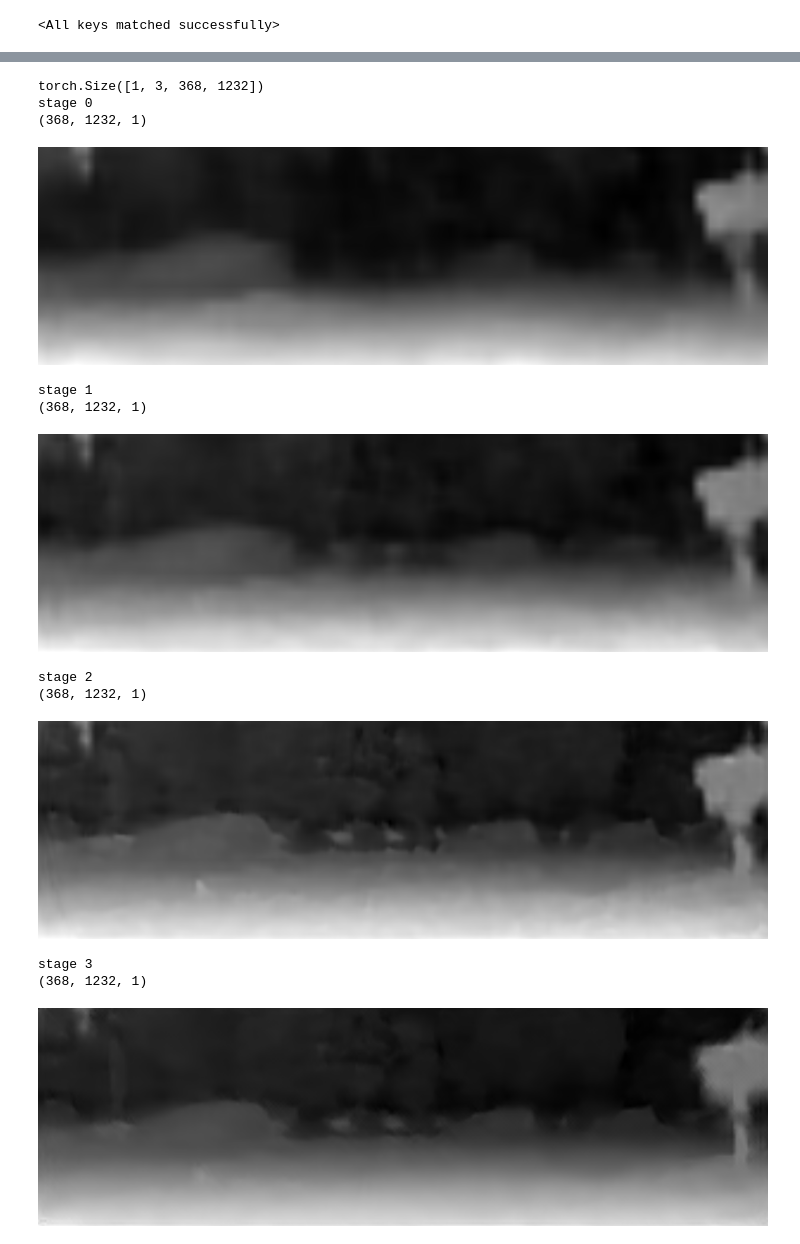
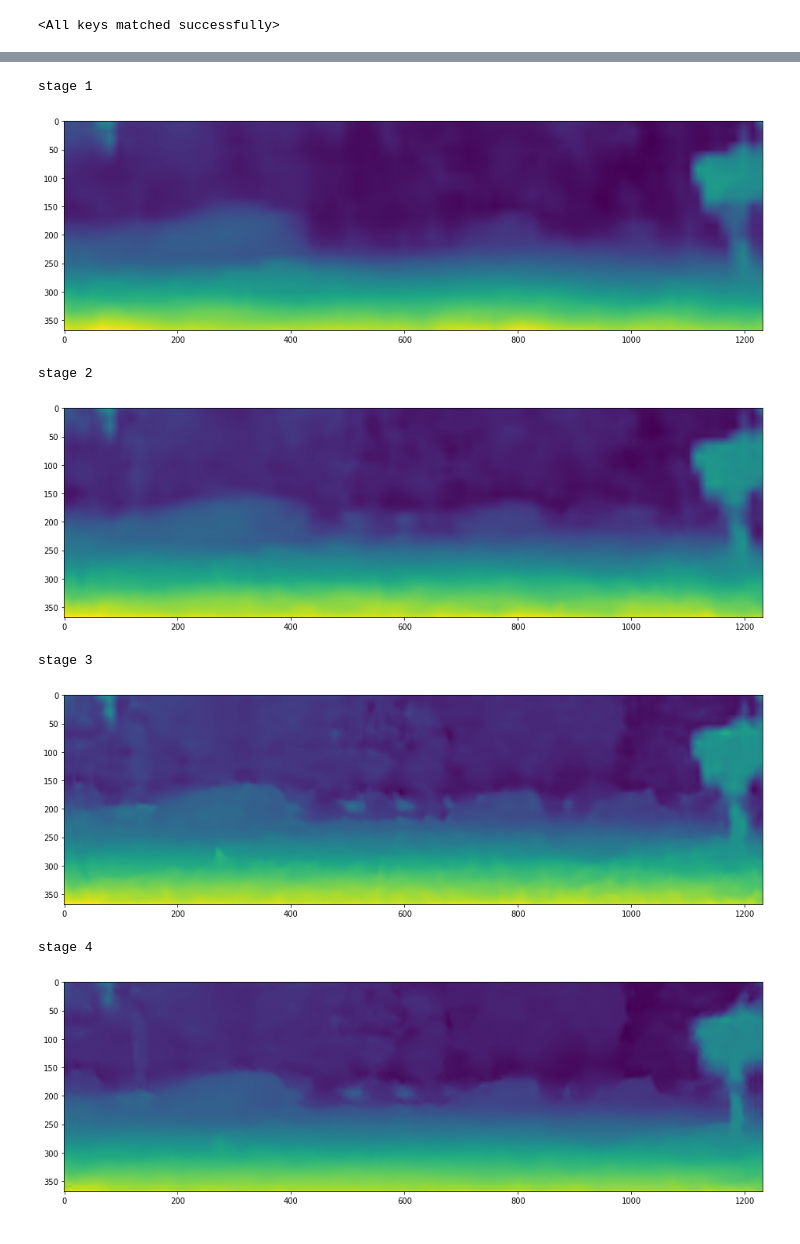
Before and after one commit to Miragecore/SandBox, a Jupyter notebook: AnyNetTest-fixwarning.ipynb, the cells around one changed output, grey strips where cells are left out. Saved outputs shown, nothing was run; the diff lists cells and outputs as text; code cells hidden in the pictures.

```diff
--- a/AnyNetTest-fixwarning.ipynb
+++ b/AnyNetTest-fixwarning.ipynb
@@ -178,40 +130,38 @@ model.load_state_dict(checkpoint['state_dict'], strict=False)
-# %%
-left = Image.open('/content/KITTI_SceneFlow2015/testing/image_2/000000_10.png').convert('RGB')
-right = Image.open('/content/KITTI_SceneFlow2015/testing/image_3/000000_10.png').convert('RGB')
-
-left = left.crop((0,0,1232, 368))
-right = right.crop((0,0,1232, 368))
-
-tf = transforms.ToTensor()
-left = tf(left).unsqueeze(0)
-right = tf(right).unsqueeze(0)
-
-print(left.shape)
-
-predict = model(left, right)
-predict[0].detach()
-for i in range(4):
-  print('stage ' + str(i))
-  #img = data['img'] # Tensor형태의 이미지. [C, H, W]
-  img = predict[i].detach().cpu().numpy() # tensor -> numpy
-  img = img.squeeze(axis=(0,))
-  img = np.transpose(img, (1, 2, 0)) # [C,H,W] -> [H,W,C]
-  print(img.shape)
-  img = cv2.normalize(img, None, 0, 255, cv2.NORM_MINMAX)
-  img = cv2.cvtColor(img, cv2.COLOR_BGR2RGB) # RGB 채널
-  img = img.astype(np.uint8).copy() # np.float32 -> np.uint8
-  cv2_imshow(img)
-# %% [output]
-torch.Size([1, 3, 368, 1232])
-stage 0
-(368, 1232, 1)
-[figure, removed]
-stage 1
-(368, 1232, 1)
-[figure, removed]
-stage 2
-(368, 1232, 1)
-[figure, removed]
-stage 3
-(368, 1232, 1)
-[figure, removed]
+# %%
+#1232, 368
+def predict(left, right, crops=(0,0,1232,368)):
+  left_img = Image.open(left).convert('RGB')
+  right_img = Image.open(right).convert('RGB')
+
+  left_img = left_img.crop(crops)
+  right_img = right_img.crop(crops)
+
+  tf = transforms.ToTensor()
+  left_img = tf(left_img).unsqueeze(0)
+  right_img = tf(right_img).unsqueeze(0)
+
+  return model(left_img, right_img)
+
+def show_tensor(tensor, fs=(16,12)):
+    for i in range(4):
+      print('stage ' + str(i+1))
+      img = tensor[i].detach().cpu().numpy() # tensor -> numpy
+      img = img.squeeze()
+      fig = plt.figure(figsize=fs)
+      plt.imshow(img)
+      plt.show()
+# %%
+left = '/content/KITTI_SceneFlow2015/testing/image_2/000000_10.png'
+right = '/content/KITTI_SceneFlow2015/testing/image_3/000000_10.png'
+pr = predict(left, right)
+
+show_tensor(pr)
+# %% [output]
+stage 1
+[figure, added]
+stage 2
+[figure, added]
+stage 3
+[figure, added]
+stage 4
+[figure, added]
```
Also changed, not shown: parts of 11 cells of this notebook.
